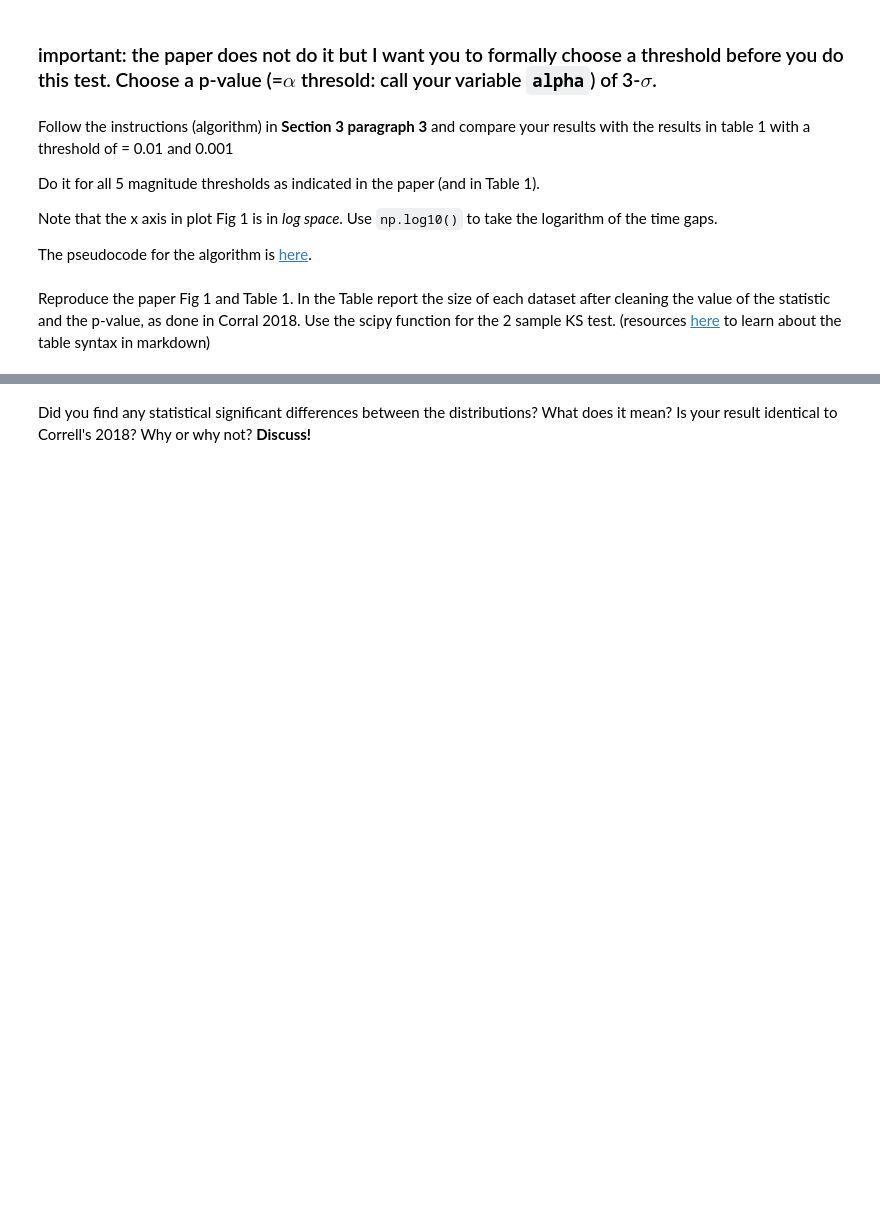
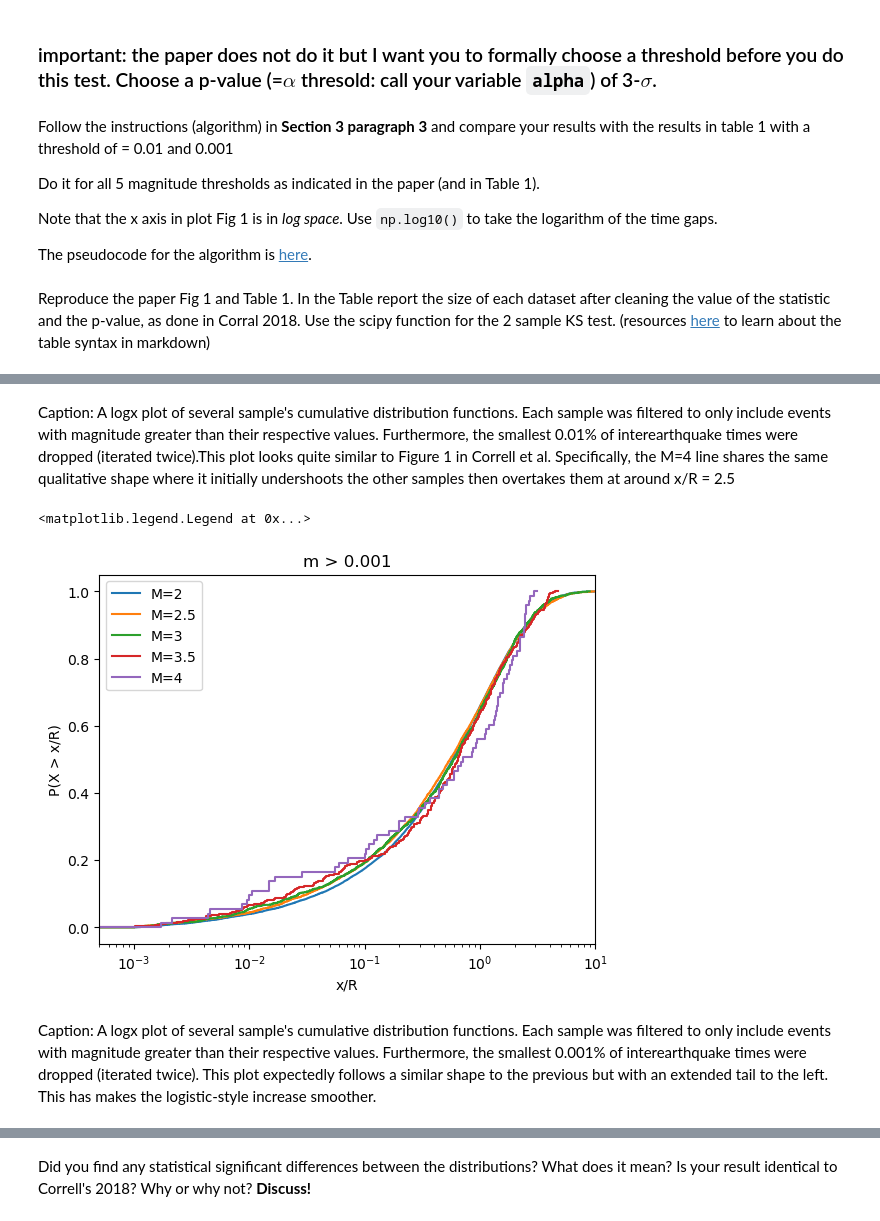
Before and after one commit to wtaranto/DSPS_wtaranto, a Jupyter notebook: HW3/KS_earthquakes_instructions.ipynb, the cells around one changed output, grey strips where cells are left out. Cells and saved outputs as stored; diff of their text form; code cells hidden in the pictures; blank space fills up the shorter version.

```diff
--- a/HW3/KS_earthquakes_instructions.ipynb
+++ b/HW3/KS_earthquakes_instructions.ipynb
@@ -411,0 +384,36 @@ your table here
+# %% [markdown]
+Caption: A logx plot of several sample's cumulative distribution functions. Each sample was filtered to only include events with magnitude greater than their respective values. Furthermore, the smallest 0.01% of interearthquake times were dropped (iterated twice).This plot looks quite similar to Figure 1 in Correll et al. Specifically, the M=4 line shares the same qualitative shape where it initially undershoots the other samples then overtakes them at around x/R = 2.5
+# %%
+eqGoodDataSamples001 = []
+for thresh in [2.0, 2.5, 3.0, 3.5, 4.0]:
+    eqfiltered = eqGoodData[eqGoodData['mag'] >= thresh].copy()
+    eqfiltered = eqfiltered.diff()
+    eqfiltered = eqfiltered[1:]
+
+    eqfiltered = eqfiltered[eqfiltered['datetime'] < pd.to_timedelta(30, unit='D')]
+
+    R = 1/np.average(eqfiltered['datetime'].astype('int64'))
+    eqfiltered['datetime_normed'] = eqfiltered['datetime'].astype('int64') * R
+    eqfiltered = eqfiltered[eqfiltered['datetime_normed'] >= 0.001]
+
+    R = 1/np.average(eqfiltered['datetime'].astype('int64'))
+    eqfiltered['datetime_normed'] = eqfiltered['datetime'].astype('int64') * R
+    eqfiltered = eqfiltered[eqfiltered['datetime_normed'] >= 0.001]
+
+    eq_edcf = stats.ecdf(eqfiltered['datetime_normed'])
+    eq_edcf.cdf.plot()
+
+    eqGoodDataSamples001.append(eqfiltered)
+    del eqfiltered
+
+plt.xscale('log')
+plt.xlim([0.0005,10])
+plt.title('m > 0.001')
+plt.ylabel('P(X > x/R)')
+plt.xlabel('x/R')
+plt.legend(['M=2', 'M=2.5', 'M=3', 'M=3.5', 'M=4'])
+# %% [output]
+<matplotlib.legend.Legend at 0x...>
+[figure, added]
+# %% [markdown]
+Caption: A logx plot of several sample's cumulative distribution functions. Each sample was filtered to only include events with magnitude greater than their respective values. Furthermore, the smallest 0.001% of interearthquake times were dropped (iterated twice). This plot expectedly follows a similar shape to the previous but with an extended tail to the left. This has makes the logistic-style increase smoother.
```
Also changed, not shown: parts of 31 cells of this notebook.
